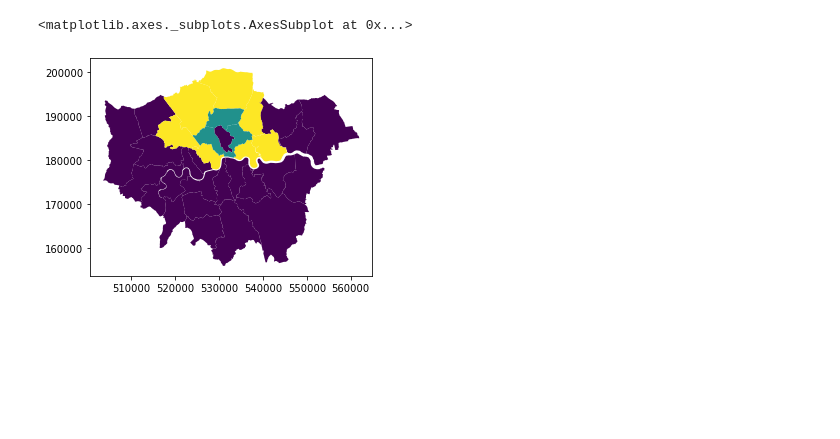
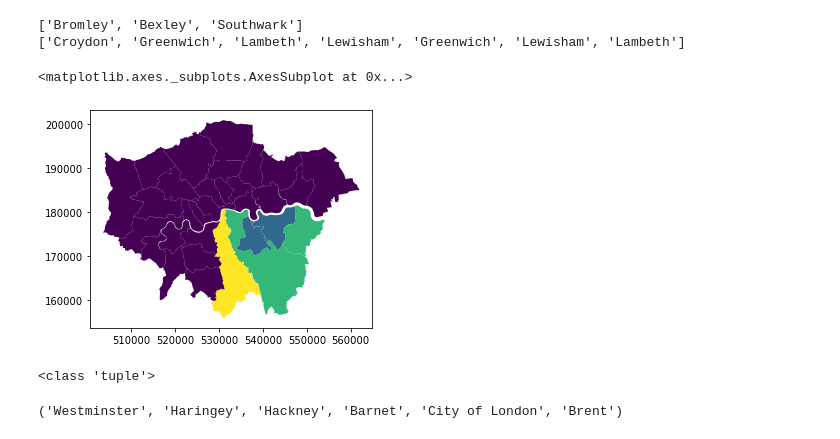
Before and after one commit to evadrichter/Neighbors-of-Neighbors, a Jupyter notebook: Neighbors of Neighbors.ipynb, the cells around one changed output. Cells and saved outputs as stored; diff of their text form; code cells hidden in the pictures; blank space fills up the shorter version.

Commit message:
Neighbours of Spatial area

```diff
--- a/Neighbors of Neighbors.ipynb
+++ b/Neighbors of Neighbors.ipynb
@@ -24,42 +24,71 @@ from shapely.geometry import Point
 import matplotlib as mpl
 
 
 class SpatialNeighbors:
     """This class calculates spatial neighbors and neighbors of neighbors
     shapefile: GeoDataFrame of entire area
     ID: unique in the dataset"""
     def __init__(self, shapefile, ID):
         self.shapefile = shapefile
         self.ID = ID
         shapefile.rename({ID: "NAME"})
 
-    def calculateNeighbors(self, core_area):
+    def calculateNeighbors(self, *mult_core):
         # create spatial weighting matrix:
         w = lps.weights.Queen.from_dataframe(self.shapefile, idVariable=self.ID)
-        w.transform = "R"
-        neighbors_matrix = w[core_area]
-        neighbors = [*neighbors_matrix] # transform dictionary into list
-        return neighbors
+        n = list(map(lambda x: w[x], mult_core))
+        neighbors = []
+        for x in range(len(n)):
+            neighbors.extend([*n[x]])
+        return list(set(neighbors) - set(mult_core))
 
-    def NeighborsofNeighbors(self, core_area):
+
+    def NeighborsofNeighbors(self, *mult_core):
         # use previous function to calculate neighbors of core area
-        n_list = self.calculateNeighbors(core_area)
+        n_list = self.calculateNeighbors(*mult_core)
         n_n_list = []
         # for each neighbor of the core area, we need a list of neighbors:
         for neighbor in n_list:
             n_n = self.calculateNeighbors(neighbor)
             for n_neighbor in n_n:
-                if n_neighbor not in (n_list or n_n_list) and n_neighbor != core_area:
+                if n_neighbor not in (n_list or n_n_list or mult_core):
                     n_n_list.append(n_neighbor)
         #return GeoDataframe of Neighbors of Neighbors
-        self.shapefile["neighbor"] = self.shapefile.apply(lambda x: 1 if (x.NAME in n_list) else (2 if x.NAME in n_n_list else 0), axis=1)
+        print(n_list)
+        print(n_n_list)
+        self.shapefile["neighbor"] = self.shapefile.apply(lambda x: 1 if (x.NAME in mult_core) else (2 if x.NAME in n_list else (3 if x.NAME in n_n_list else 0)), axis=1)
         return self.shapefile
 
 
 london = gpd.read_file("london.shp")
 london_n = SpatialNeighbors(london, "NAME")
-n_n = london_n.NeighborsofNeighbors("Islington")
+n_n = london_n.NeighborsofNeighbors("Lewisham", "Greenwich")
+n_n.tail(20)
 n_n.plot(column= "neighbor")
 # %% [output]
-<matplotlib.axes._subplots.AxesSubplot at 0x...>
+['Bromley', 'Bexley', 'Southwark']
+['Croydon', 'Greenwich', 'Lambeth', 'Lewisham', 'Greenwich', 'Lewisham', 'Lambeth']
+<matplotlib.axes._subplots.AxesSubplot at 0x...>
-[figure, old version]
+[figure, new version]
+# %%
+w.transform = "R"
+core = ["Islington", "Camden"]
+neighbors_matrix = w["Islington"]
+n_2 = w["Camden"]
+n = [neighbors_matrix, n_2]
+
+
+def test(*mult_core):
+    print(type(mult_core))
+    w = lps.weights.Queen.from_dataframe(london, idVariable="NAME")
+    n = list(map(lambda x: w[x], mult_core))
+    neighbors = []
+    for x in range(len(n)):
+        neighbors.extend([*n[x]])
+    return tuple(set(neighbors) - set(mult_core))
+
+
+test("Islington", "Camden")
+# %% [output]
+<class 'tuple'>
+('Westminster', 'Haringey', 'Hackney', 'Barnet', 'City of London', 'Brent')
```
